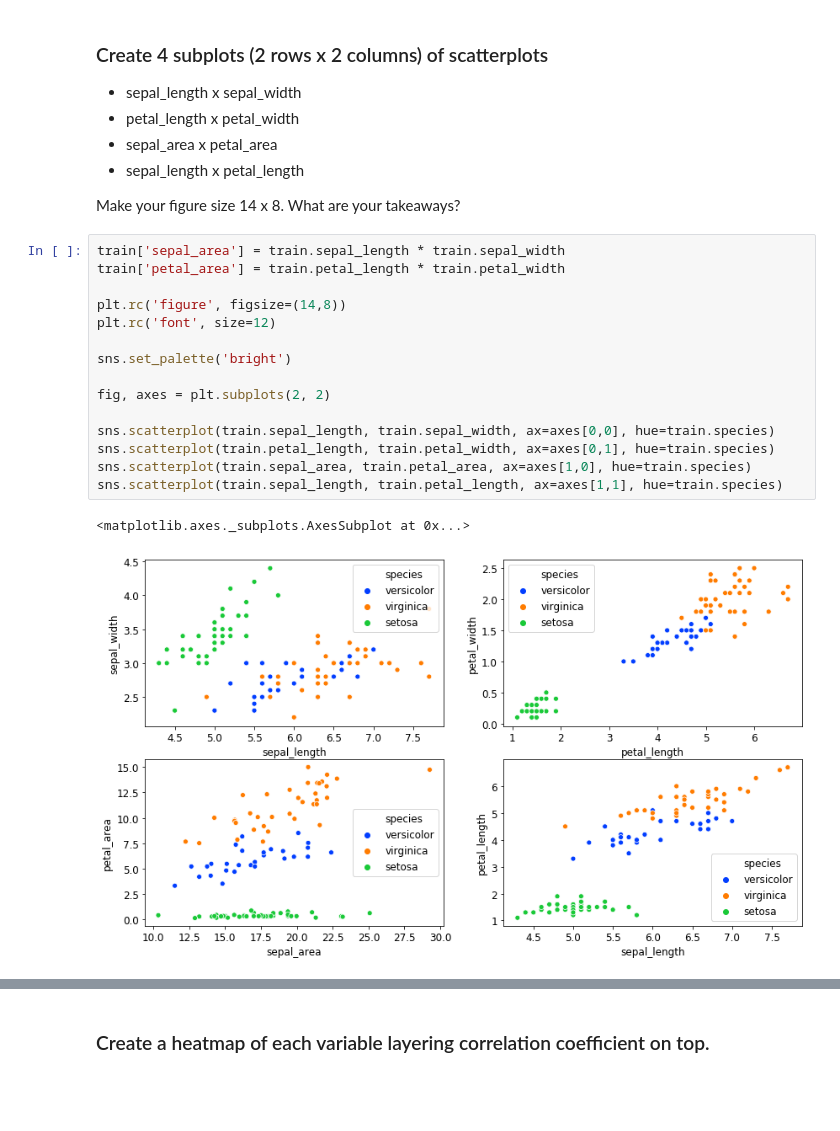
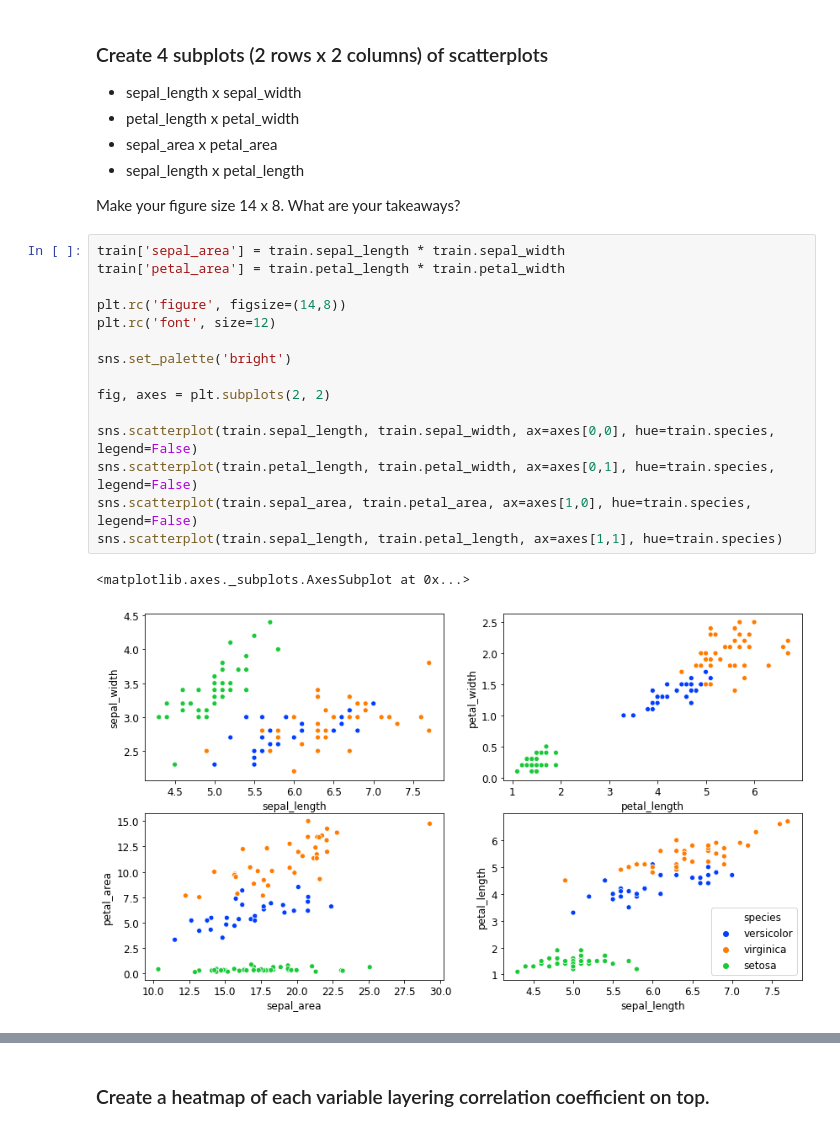
Before and after one commit to brandireger/ds-methodologies-exercises, a Jupyter notebook: classification/classification_exercises.ipynb, the cells around one changed output, grey strips where cells are left out. Cells and saved outputs as stored; diff of their text form; blank space fills up the shorter version.

```diff
--- a/classification/classification_exercises.ipynb
+++ b/classification/classification_exercises.ipynb
@@ -531,18 +532,18 @@ Make your figure size 14 x 8. What are your takeaways?
 # %%
 train['sepal_area'] = train.sepal_length * train.sepal_width
 train['petal_area'] = train.petal_length * train.petal_width
 
 plt.rc('figure', figsize=(14,8))
 plt.rc('font', size=12)
 
 sns.set_palette('bright')
 
 fig, axes = plt.subplots(2, 2)
 
-sns.scatterplot(train.sepal_length, train.sepal_width, ax=axes[0,0], hue=train.species)
-sns.scatterplot(train.petal_length, train.petal_width, ax=axes[0,1], hue=train.species)
-sns.scatterplot(train.sepal_area, train.petal_area, ax=axes[1,0], hue=train.species)
+sns.scatterplot(train.sepal_length, train.sepal_width, ax=axes[0,0], hue=train.species, legend=False)
+sns.scatterplot(train.petal_length, train.petal_width, ax=axes[0,1], hue=train.species, legend=False)
+sns.scatterplot(train.sepal_area, train.petal_area, ax=axes[1,0], hue=train.species, legend=False)
 sns.scatterplot(train.sepal_length, train.petal_length, ax=axes[1,1], hue=train.species)
 # %% [output]
 <matplotlib.axes._subplots.AxesSubplot at 0x...>
-[figure, old version]
+[figure, new version]
```
Also changed, not shown: parts of 5 cells of this notebook, 1 other file.
